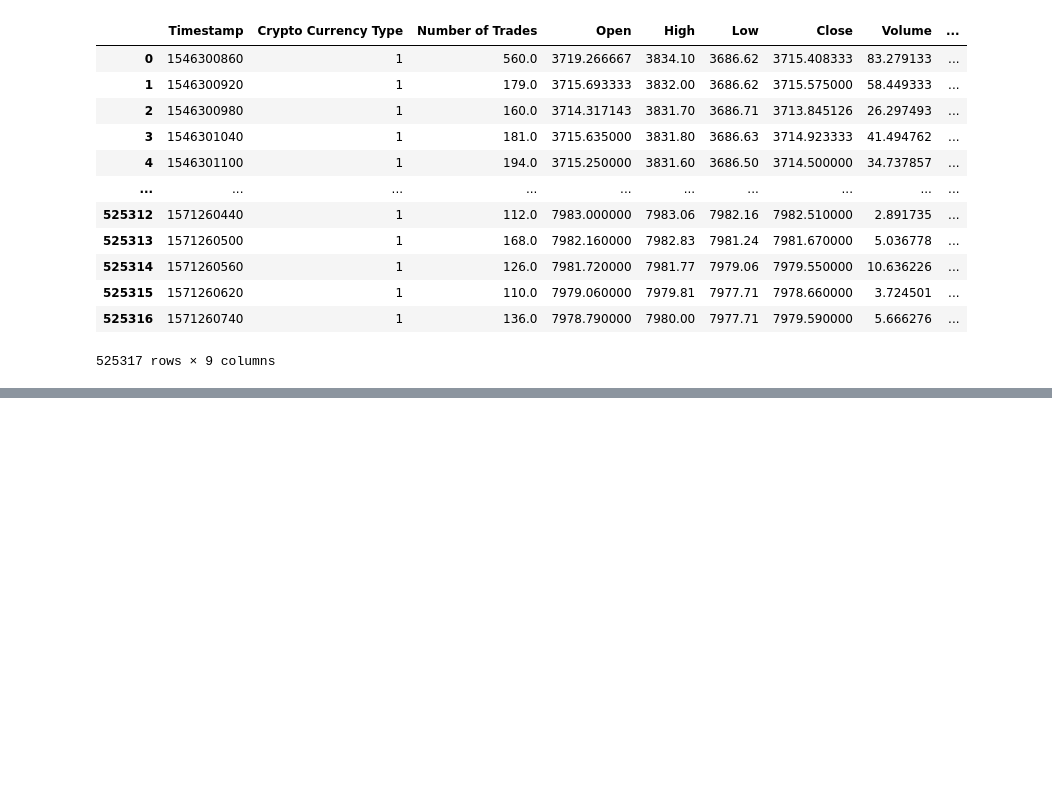
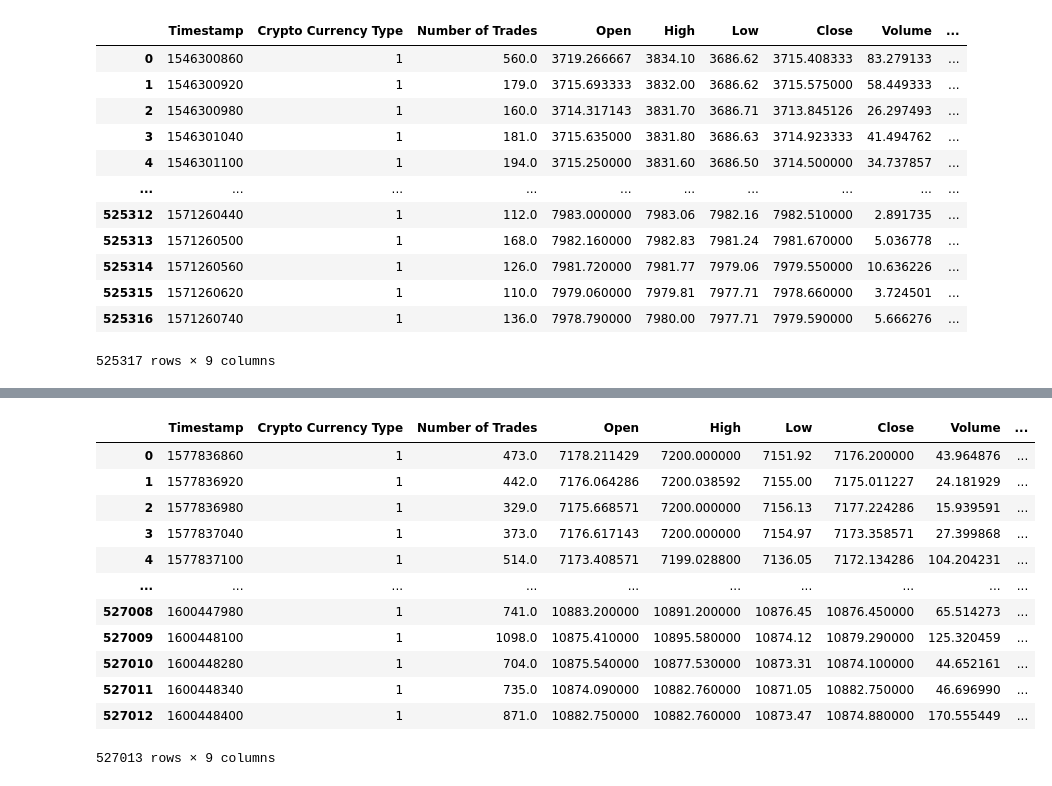
Before and after one commit to Loudju/Project2_Crypto_db, a Jupyter notebook: Bitcoin_Data.ipynb, the cells around one changed output, grey strips where cells are left out. Drawn from its saved outputs; the diff is of its cells as text; code cells hidden in the pictures; blank space fills up the shorter version.

```diff
--- a/Bitcoin_Data.ipynb
+++ b/Bitcoin_Data.ipynb
@@ -73,0 +102,18 @@ bitcoin19_df.head()
+# %%
+# Rename the columns in new data frame
+bitcoin20_df = bitcoin20_df.rename(columns={'Asset_ID':'Crypto Currency Type','timestamp':'Timestamp','Count':'Number of Trades',})
+bitcoin20_df
+# %% [output]
+|  | Timestamp | Crypto Currency Type | Number of Trades | Open | High | Low | Close | Volume | ... |
+| 0 | 1577836860 | 1 | 473.0 | 7178.211429 | 7200.000000 | 7151.92 | 7176.200000 | 43.964876 | ... |
+| 1 | 1577836920 | 1 | 442.0 | 7176.064286 | 7200.038592 | 7155.00 | 7175.011227 | 24.181929 | ... |
+| 2 | 1577836980 | 1 | 329.0 | 7175.668571 | 7200.000000 | 7156.13 | 7177.224286 | 15.939591 | ... |
+| 3 | 1577837040 | 1 | 373.0 | 7176.617143 | 7200.000000 | 7154.97 | 7173.358571 | 27.399868 | ... |
+| 4 | 1577837100 | 1 | 514.0 | 7173.408571 | 7199.028800 | 7136.05 | 7172.134286 | 104.204231 | ... |
+| ... | ... | ... | ... | ... | ... | ... | ... | ... | ... |
+| 527008 | 1600447980 | 1 | 741.0 | 10883.200000 | 10891.200000 | 10876.45 | 10876.450000 | 65.514273 | ... |
+| 527009 | 1600448100 | 1 | 1098.0 | 10875.410000 | 10895.580000 | 10874.12 | 10879.290000 | 125.320459 | ... |
+| 527010 | 1600448280 | 1 | 704.0 | 10875.540000 | 10877.530000 | 10873.31 | 10874.100000 | 44.652161 | ... |
+| 527011 | 1600448340 | 1 | 735.0 | 10874.090000 | 10882.760000 | 10871.05 | 10882.750000 | 46.696990 | ... |
+| 527012 | 1600448400 | 1 | 871.0 | 10882.750000 | 10882.760000 | 10873.47 | 10874.880000 | 170.555449 | ... |
+527013 rows × 9 columns
```
Also changed, not shown: parts of 13 cells of this notebook.
